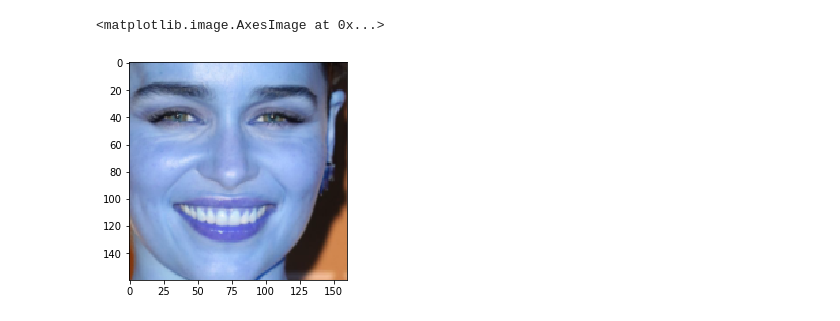
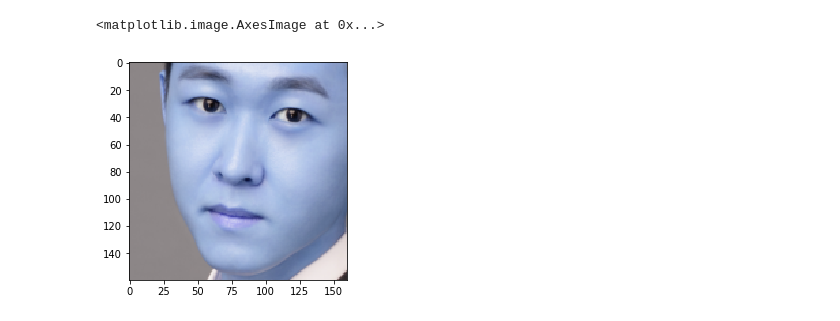
Before and after one commit to ElvishElvis/Real-time-Face-Detection-Recognition, a Jupyter notebook: Helper notebook.ipynb, the cells around one changed output. Cells and saved outputs as stored; diff of their text form; code cells hidden in the pictures.

```diff
--- a/Helper notebook.ipynb
+++ b/Helper notebook.ipynb
@@ -6,13 +6,13 @@ import matplotlib.pyplot as plt
 # %%
 #display the image in dataset
 
 data = pd.read_csv('labeled_pics.csv', index_col=0)
-img=np.array(eval(data['img'][-3]))
+img=np.array(eval(data['img'][1]))
 
 plt.imshow(img)
 # %% [output]
 <matplotlib.image.AxesImage at 0x...>
-[figure, old version]
+[figure, new version]
 # %%
 #get the 512-features in the dataset
 data = pd.read_csv('labeled_pics.csv', index_col=0)
```
Also changed, not shown: parts of 2 cells of this notebook, 19 other files.
